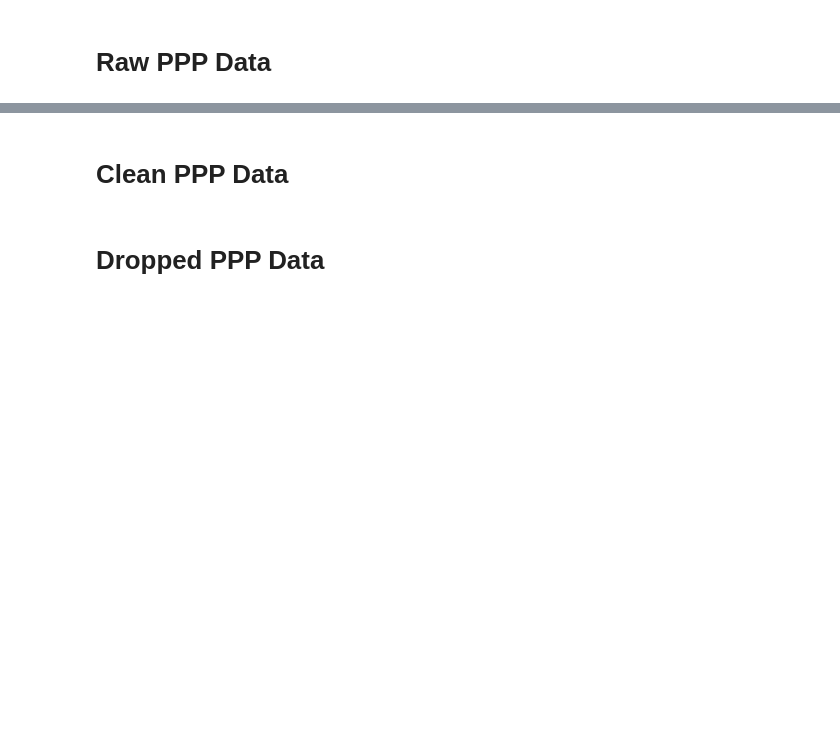
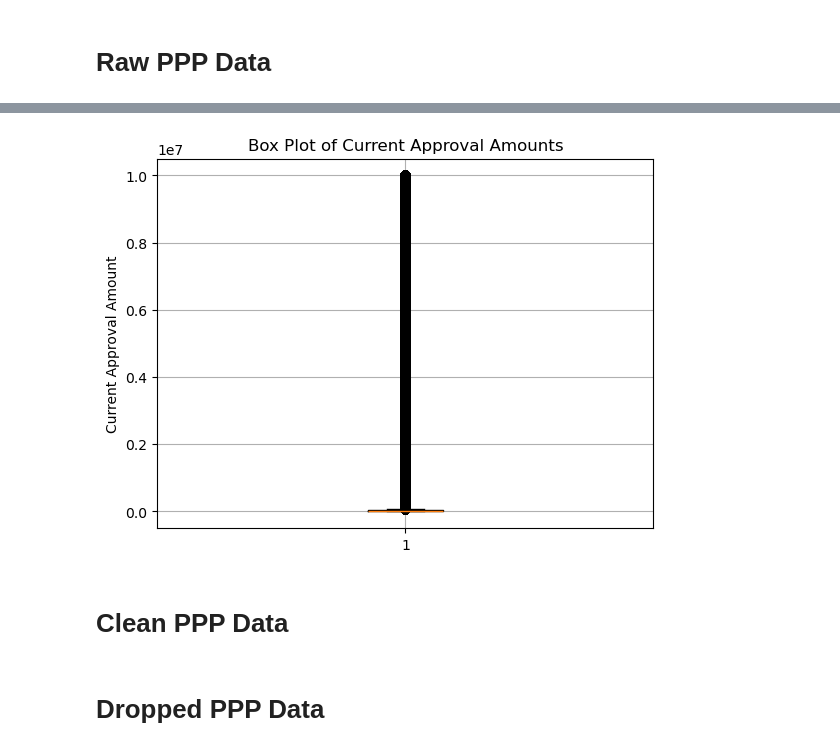
Before and after one commit to joseASC6/ppp-loan-analysis, a Jupyter notebook: notebooks/ppp_eda.ipynb, the cells around one changed output, grey strips where cells are left out. Drawn from its saved outputs; the diff is of its cells as text; code cells hidden in the pictures; blank space fills up the shorter version.

```diff
--- a/notebooks/ppp_eda.ipynb
+++ b/notebooks/ppp_eda.ipynb
@@ -27,3 +134,12 @@ raw_ppp_df.cache()
+# %%
+# Box plot for CurrentApprovalAmount
+plt.boxplot(current_approval_amounts, vert=True)
+plt.title('Box Plot of Current Approval Amounts')
+plt.ylabel('Current Approval Amount')
+plt.grid(True)
+plt.show()
+# %% [output]
+[figure, added]
 # %% [markdown]
 # Clean PPP Data
 # %%
```
Also changed, not shown: parts of 13 cells of this notebook.
